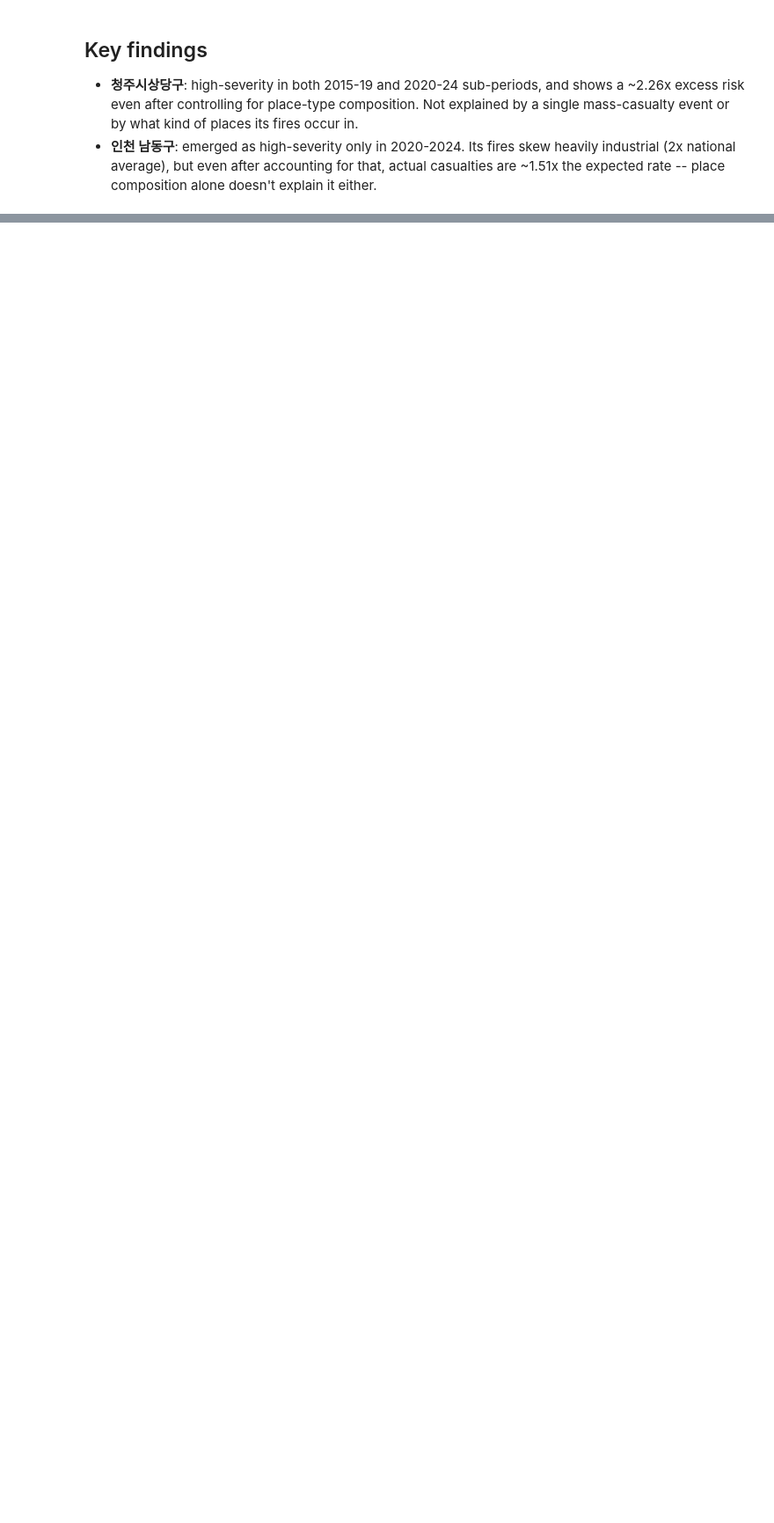
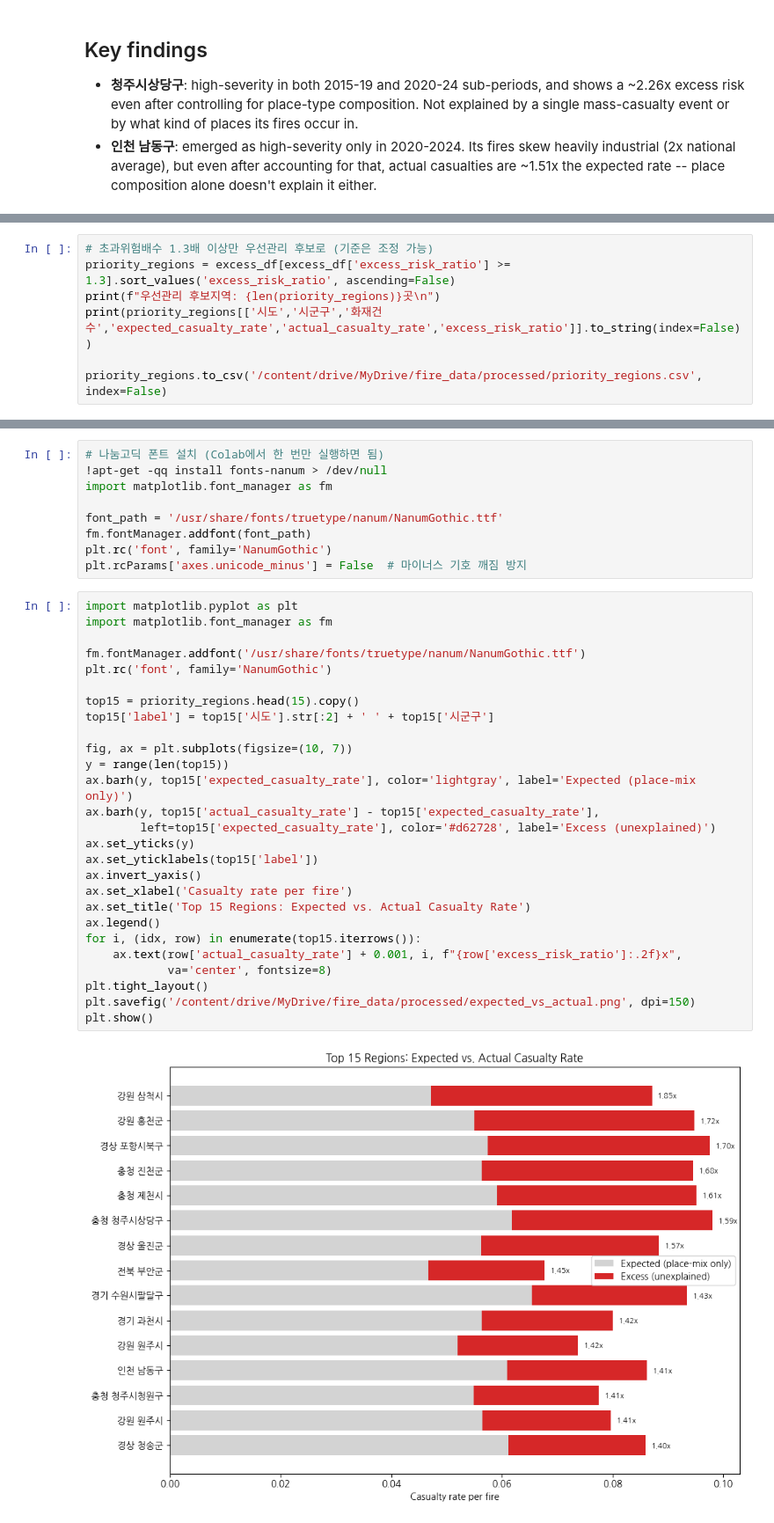
Before and after one commit to mannduuu07-png/korea-fire-frequency-severity-analysis, a Jupyter notebook: notebooks/05_excess_risk_analysis.ipynb, the cells around one changed output, grey strips where cells are left out. Shown at 88% size. Cells and saved outputs as stored; diff of their text form; blank space fills up the shorter version.

```diff
--- a/notebooks/05_excess_risk_analysis.ipynb
+++ b/notebooks/05_excess_risk_analysis.ipynb
@@ -86,0 +142,7 @@ for sido, sigungu in CHECK_TARGETS:
+# %%
+# 초과위험배수 1.3배 이상만 우선관리 후보로 (기준은 조정 가능)
+priority_regions = excess_df[excess_df['excess_risk_ratio'] >= 1.3].sort_values('excess_risk_ratio', ascending=False)
+print(f"우선관리 후보지역: {len(priority_regions)}곳\n")
+print(priority_regions[['시도','시군구','화재건수','expected_casualty_rate','actual_casualty_rate','excess_risk_ratio']].to_string(index=False))
+
+priority_regions.to_csv('/content/drive/MyDrive/fire_data/processed/priority_regions.csv', index=False)
@@ -86,0 +187,38 @@ for sido, sigungu in CHECK_TARGETS:
+# %%
+# 나눔고딕 폰트 설치 (Colab에서 한 번만 실행하면 됨)
+!apt-get -qq install fonts-nanum > /dev/null
+import matplotlib.font_manager as fm
+
+font_path = '/usr/share/fonts/truetype/nanum/NanumGothic.ttf'
+fm.fontManager.addfont(font_path)
+plt.rc('font', family='NanumGothic')
+plt.rcParams['axes.unicode_minus'] = False  # 마이너스 기호 깨짐 방지
+# %%
+import matplotlib.pyplot as plt
+import matplotlib.font_manager as fm
+
+fm.fontManager.addfont('/usr/share/fonts/truetype/nanum/NanumGothic.ttf')
+plt.rc('font', family='NanumGothic')
+
+top15 = priority_regions.head(15).copy()
+top15['label'] = top15['시도'].str[:2] + ' ' + top15['시군구']
+
+fig, ax = plt.subplots(figsize=(10, 7))
+y = range(len(top15))
+ax.barh(y, top15['expected_casualty_rate'], color='lightgray', label='Expected (place-mix only)')
+ax.barh(y, top15['actual_casualty_rate'] - top15['expected_casualty_rate'],
+        left=top15['expected_casualty_rate'], color='#d62728', label='Excess (unexplained)')
+ax.set_yticks(y)
+ax.set_yticklabels(top15['label'])
+ax.invert_yaxis()
+ax.set_xlabel('Casualty rate per fire')
+ax.set_title('Top 15 Regions: Expected vs. Actual Casualty Rate')
+ax.legend()
+for i, (idx, row) in enumerate(top15.iterrows()):
+    ax.text(row['actual_casualty_rate'] + 0.001, i, f"{row['excess_risk_ratio']:.2f}x",
+            va='center', fontsize=8)
+plt.tight_layout()
+plt.savefig('/content/drive/MyDrive/fire_data/processed/expected_vs_actual.png', dpi=150)
+plt.show()
+# %% [output]
+[figure, added]
```
Also changed, not shown: parts of 6 cells of this notebook.
